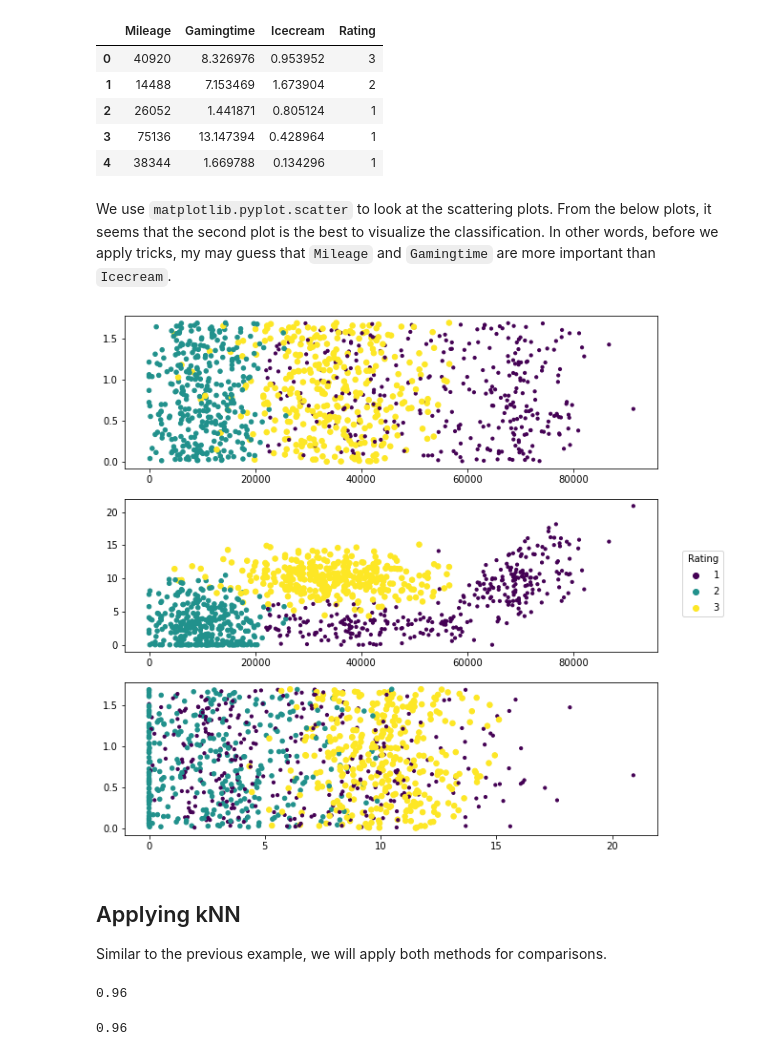
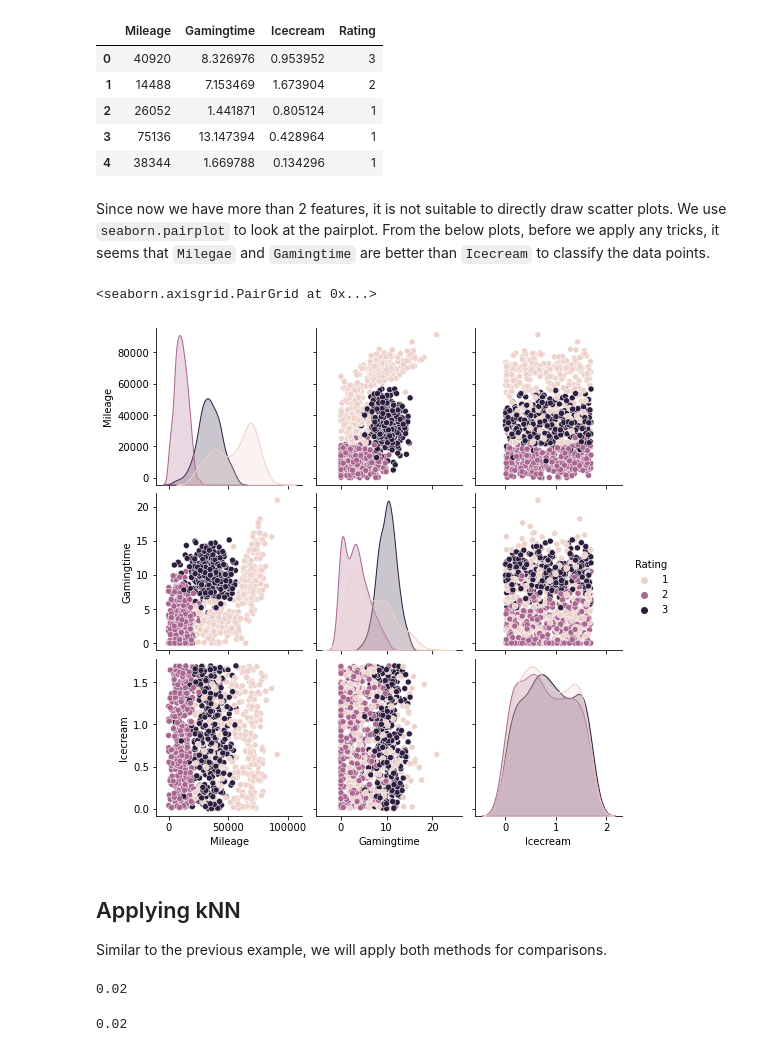
Before and after one commit to xiaoxl/ml22, a Jupyter notebook: _sources/Chapter2/knnproj2.ipynb, the cells around one changed output. Drawn from its saved outputs; the diff is of its cells as text; code cells hidden in the pictures.

```diff
--- a/_sources/Chapter2/knnproj2.ipynb
+++ b/_sources/Chapter2/knnproj2.ipynb
@@ -44,25 +44,14 @@ df.head()
 | 2 | 26052 | 1.441871 | 0.805124 | 1 |
 | 3 | 75136 | 13.147394 | 0.428964 | 1 |
 | 4 | 38344 | 1.669788 | 0.134296 | 1 |
-# %% [markdown]
-We use `matplotlib.pyplot.scatter` to look at the scattering plots. From the below plots, it seems that the second plot is the best to visualize the classification. In other words, before we apply tricks, my may guess that `Mileage` and `Gamingtime` are more important than `Icecream`.
-# %%
-fig = plt.figure(figsize=(10,10))
-ax1 = fig.add_subplot(311)
-ax2 = fig.add_subplot(312)
-ax3 = fig.add_subplot(313)
-scatter1 = ax1.scatter(df['Mileage'], df['Icecream'],
-                       s=10*df['Rating'], c=np.array(df['Rating']))
-scatter2 = ax2.scatter(df['Mileage'], df['Gamingtime'],
-                       s=10*df['Rating'], c=np.array(df['Rating']))
-scatter3 = ax3.scatter(df['Gamingtime'], df['Icecream'],
-                       s=10*df['Rating'], c=np.array(df['Rating']))
-
-fig.legend(*scatter1.legend_elements(),
-           loc="right", title="Rating")
-plt.show()
-# %% [output]
-[figure, removed]
+# %% [markdown]
+Since now we have more than 2 features, it is not suitable to directly draw scatter plots. We use `seaborn.pairplot` to look at the pairplot. From the below plots, before we apply any tricks, it seems that `Milegae` and `Gamingtime` are better than `Icecream` to classify the data points.
+# %%
+import seaborn as sns
+sns.pairplot(data=df, hue='Rating')
+# %% [output]
+<seaborn.axisgrid.PairGrid at 0x...>
+[figure, added]
 # %% [markdown]
 ## Applying kNN
 
@@ -85,11 +74,10 @@ n_neighbors = 10
 y_pred = np.array([classify_kNN(row, X_train_norm, y_train, k=n_neighbors)
                    for row in X_test_norm])
 
-cor = [data for data in y_test-y_pred if data==0]
-acc = len(cor) / len(y_test)
-print(acc)
+errorrate = np.mean(y_pred != y_test)
+print(errorrate)
 # %% [output]
-0.96
+0.02
 # %%
 # Using sklearn.
 from sklearn.neighbors import KNeighborsClassifier
@@ -99,8 +87,7 @@ clf = KNeighborsClassifier(n_neighbors, weights="uniform", metric="euclidean",
 clf.fit(X_train_norm, y_train)
 y_pred_sk = clf.predict(X_test_norm)
 
-cor = [data for data in y_test-y_pred_sk if data==0]
-acc = len(cor) / len(y_test)
-print(acc)
+errorrate = np.mean(y_pred_sk != y_test)
+print(errorrate)
 # %% [output]
-0.96
+0.02
```
Also changed, not shown: parts of 2 cells of this notebook, 11 other files.
